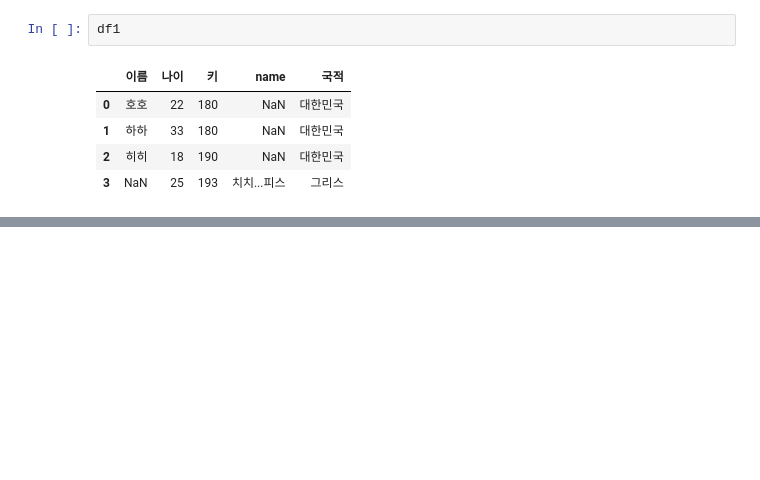
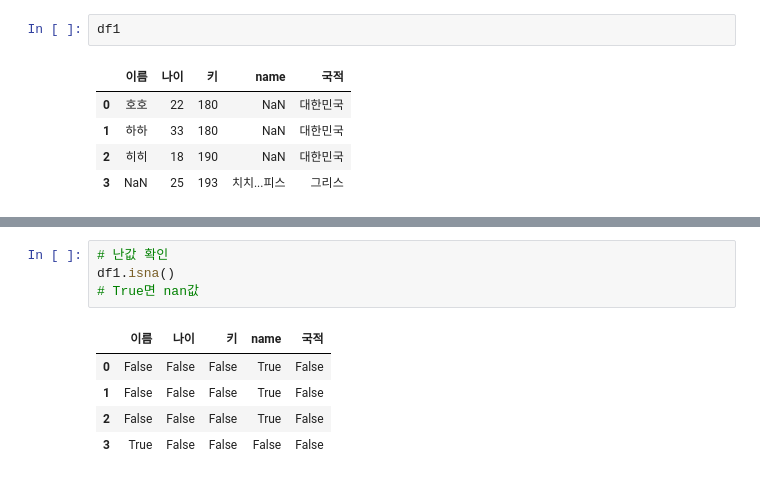
Before and after one commit to nureeee/numpy-pandas, a Jupyter notebook: 210613_판다스2.ipynb, the cells around one changed output, grey strips where cells are left out. Saved outputs shown, nothing was run; the diff lists cells and outputs as text; blank space fills up the shorter version.

```diff
--- a/210613_판다스2.ipynb
+++ b/210613_판다스2.ipynb
@@ -227,0 +263,10 @@ df1
+# %%
+# 난값 확인
+df1.isna()
+# True면 nan값
+# %% [output]
+|  | 이름 | 나이 | 키 | name | 국적 |
+| 0 | False | False | False | True | False |
+| 1 | False | False | False | True | False |
+| 2 | False | False | False | True | False |
+| 3 | True | False | False | False | False |
```
Also changed, not shown: parts of 11 cells of this notebook.
